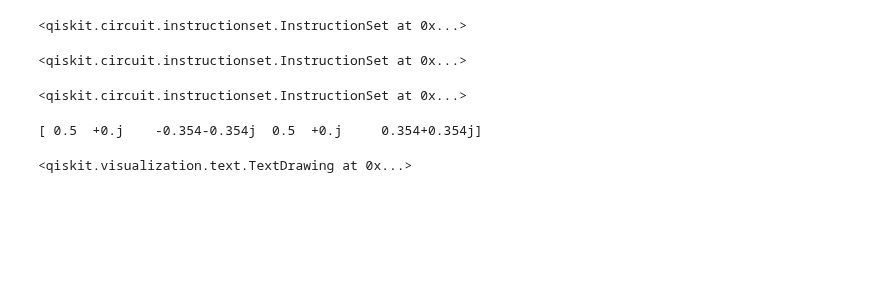
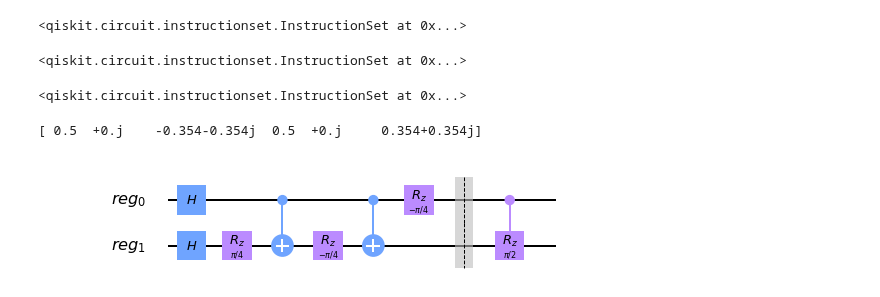
Before and after one commit to profversaggi/QuantumEducation, a Jupyter notebook: QC_Practicals/Ch03_05 Custom C_Phase.ipynb, the cells around one changed output. Cells and saved outputs as stored; diff of their text form; code cells hidden in the pictures; blank space fills up the shorter version.

```diff
--- a/QC_Practicals/Ch03_05 Custom C_Phase.ipynb
+++ b/QC_Practicals/Ch03_05 Custom C_Phase.ipynb
@@ -42,7 +110,8 @@ result = job.result()
 # %%
 outputstate = result.get_statevector(qc, decimals=3)
 print(outputstate)
-qc.draw()        # draw the circuit
+# qc.draw()        # draw the circuit
+qc.draw(output='mpl')        # draw the circuit
 # %% [output]
 [ 0.5  +0.j    -0.354-0.354j  0.5  +0.j     0.354+0.354j]
-<qiskit.visualization.text.TextDrawing at 0x...>
+[figure, added]
```
Also changed, not shown: parts of 5 cells of this notebook, 50 other files.
